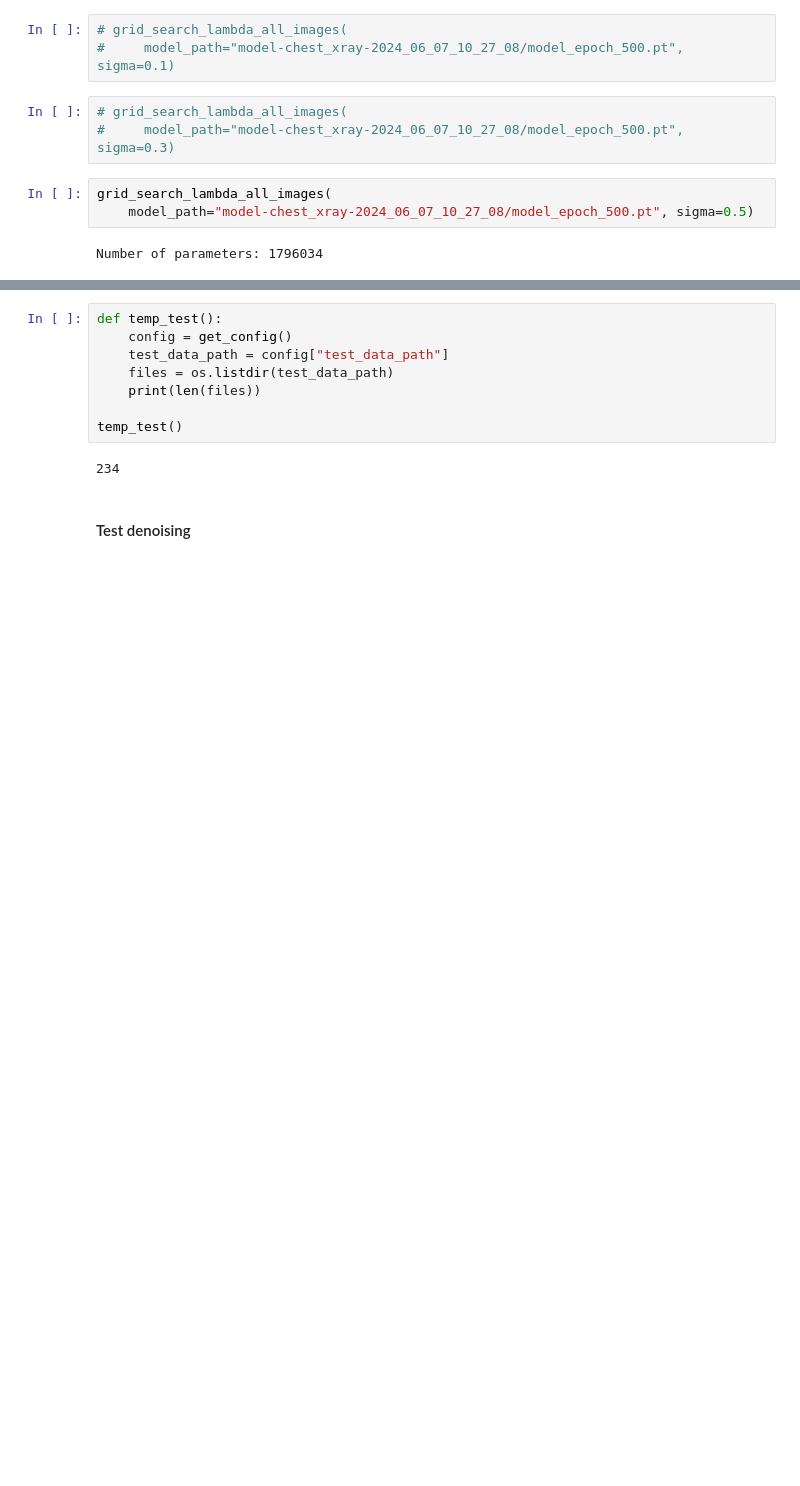
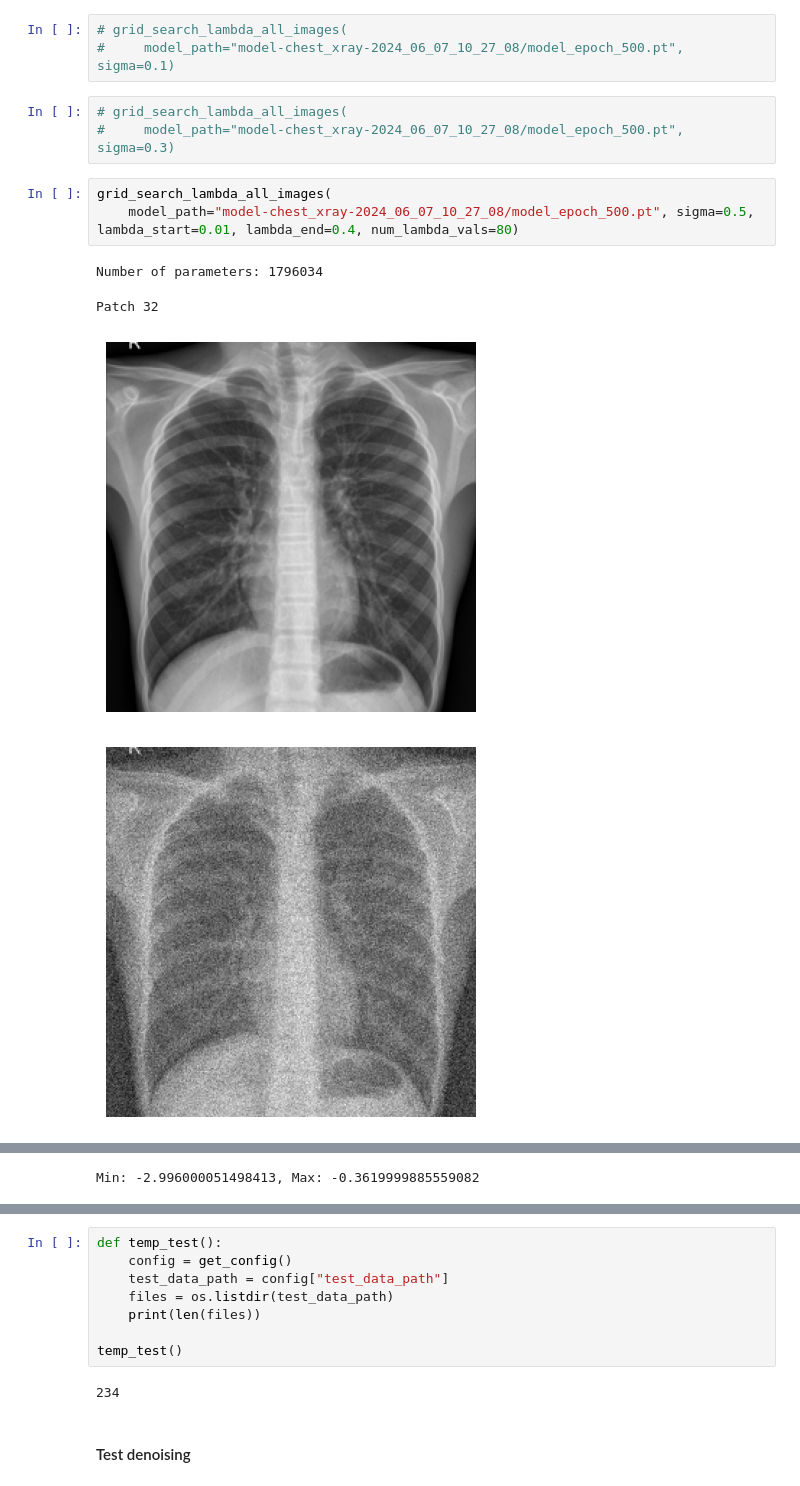
Before and after one commit to trung-vt/LearningRegularizationParameterMaps, a Jupyter notebook: chest_xray/chest_xray-true-voice-32-test copy.ipynb, the cells around one changed output, grey strips where cells are left out. Drawn from its saved outputs; the diff is of its cells as text; blank space fills up the shorter version.

```diff
--- a/chest_xray/chest_xray-true-voice-32-test copy.ipynb
+++ b/chest_xray/chest_xray-true-voice-32-test copy.ipynb
@@ -2052,6 +2153,9 @@ def grid_search_lambda_all_images(
 #     model_path="model-chest_xray-2024_06_07_10_27_08/model_epoch_500.pt", sigma=0.3)
 # %%
 grid_search_lambda_all_images(
-    model_path="model-chest_xray-2024_06_07_10_27_08/model_epoch_500.pt", sigma=0.5)
+    model_path="model-chest_xray-2024_06_07_10_27_08/model_epoch_500.pt", sigma=0.5, lambda_start=0.01, lambda_end=0.4, num_lambda_vals=80)
 # %% [output]
 Number of parameters: 1796034
+Patch 32
+[figure, added]
+[figure, added]
@@ -2057,0 +2164 @@ Number of parameters: 1796034
+Min: -2.996000051498413, Max: -0.3619999885559082
```
Also changed, not shown: parts of 4 cells of this notebook, 2 other files.
